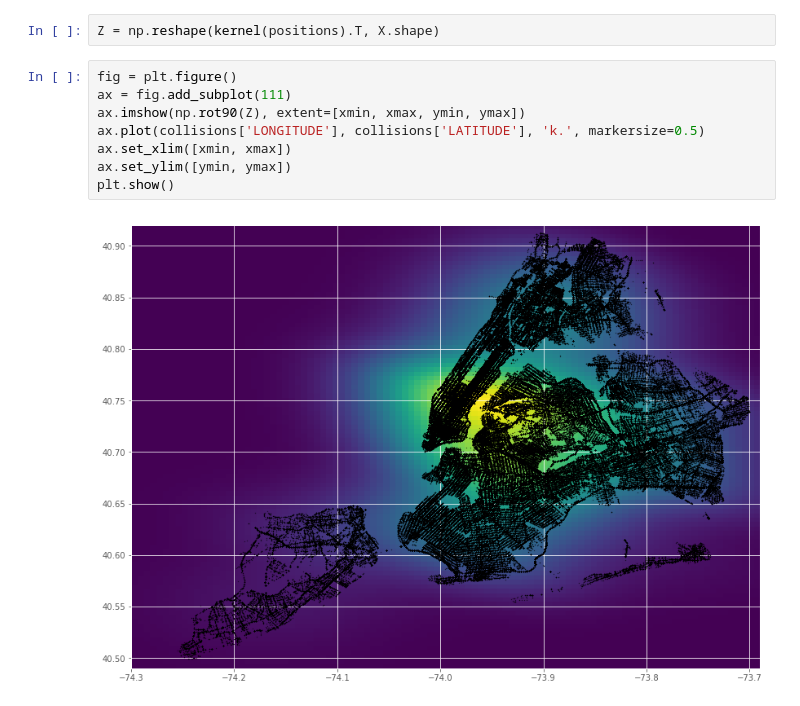
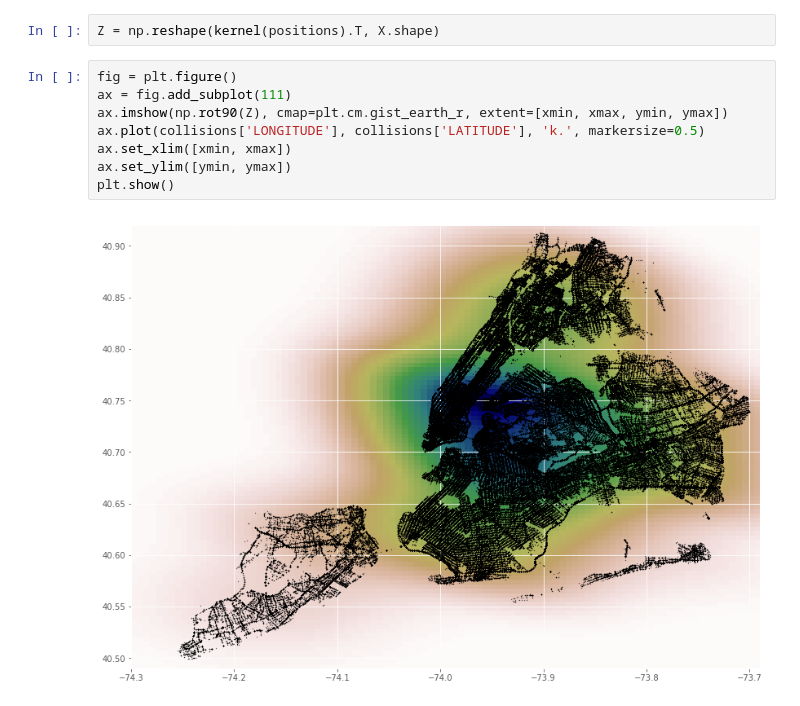
Before and after one commit to nealrea/collisionViz, a Jupyter notebook: data_exploration/KDE.ipynb, the cells around one changed output. Drawn from its saved outputs; the diff is of its cells as text.

```diff
--- a/data_exploration/KDE.ipynb
+++ b/data_exploration/KDE.ipynb
@@ -49,10 +49,10 @@ Z = np.reshape(kernel(positions).T, X.shape)
 # %%
 fig = plt.figure()
 ax = fig.add_subplot(111)
-ax.imshow(np.rot90(Z), extent=[xmin, xmax, ymin, ymax])
+ax.imshow(np.rot90(Z), cmap=plt.cm.gist_earth_r, extent=[xmin, xmax, ymin, ymax])
 ax.plot(collisions['LONGITUDE'], collisions['LATITUDE'], 'k.', markersize=0.5)
 ax.set_xlim([xmin, xmax])
 ax.set_ylim([ymin, ymax])
 plt.show()
 # %% [output]
-[figure, old version]
+[figure, new version]
```
